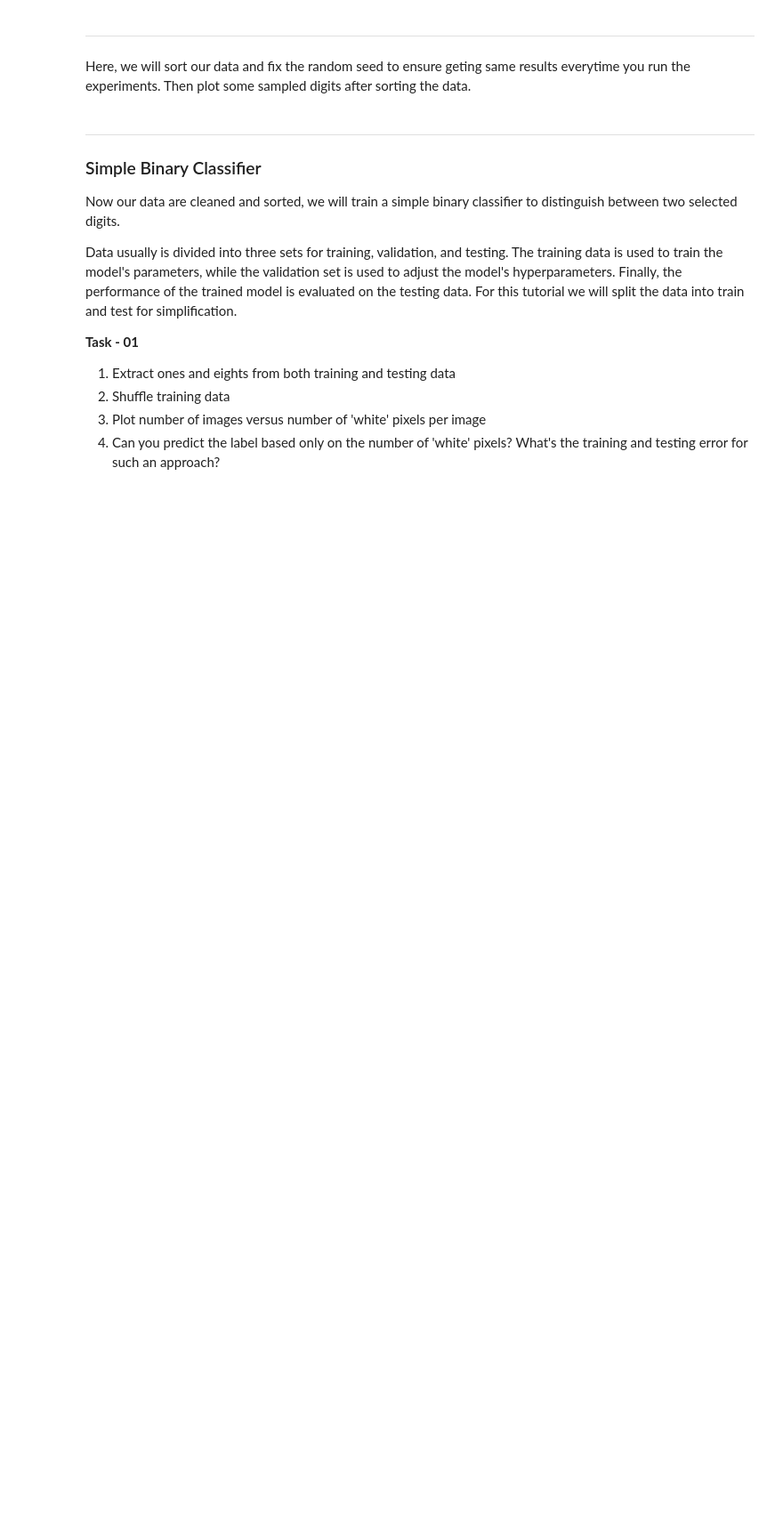
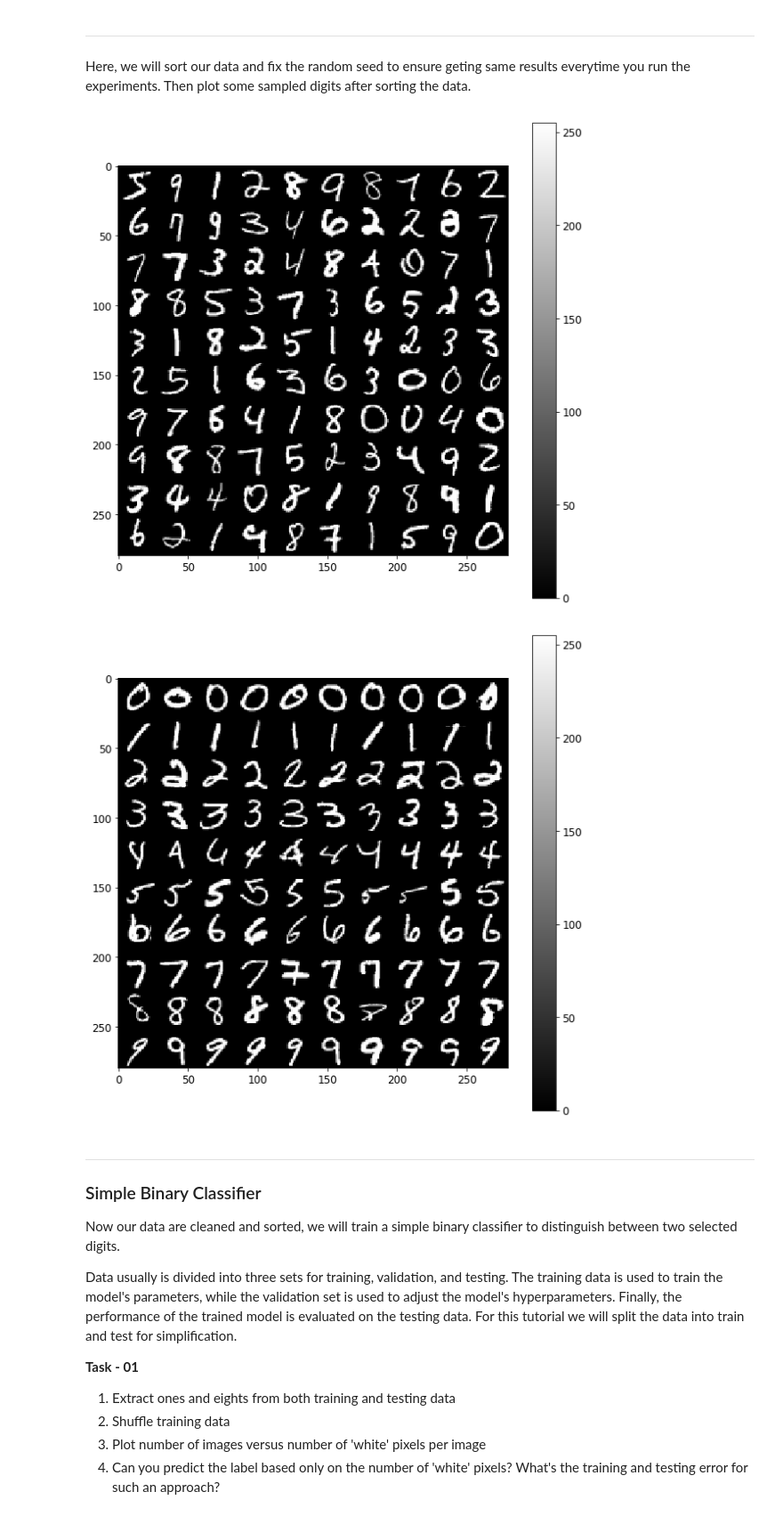
Before and after one commit to kentheo/mli-tutorials, a Jupyter notebook: MLI-Tutorial-1.ipynb, the cells around one changed output. Shown: that part at 89% size. Cells and saved outputs as stored; diff of their text form; code cells hidden in the pictures; blank space fills up the shorter version.

```diff
--- a/MLI-Tutorial-1.ipynb
+++ b/MLI-Tutorial-1.ipynb
@@ -63,23 +77,31 @@ Here, we will sort our data and fix the random seed to ensure geting same result
 # %%
 # we will sort our data and fix the random generator seed to get similar results from different runs
 np.random.seed(42)
 
 # sort dataset
 def sort_data(data, labels):
-        sorted_idxs = np.array(sorted([(target, i) for i, target in enumerate(labels)]))[:, 1]
-        return data[sorted_idxs], labels[sorted_idxs]
+    sorted_idxs = np.array(sorted([(target, i) for i, target in enumerate(labels)]))[:, 1]
+    return data[sorted_idxs], labels[sorted_idxs]
 
 ############################################################################
 # Q: use the previous function to sort both traininf and testing data
 ############################################################################
-pass
+sorted_train_data, sorted_train_labels = sort_data(train_data, train_labels)
+sorted_test_data, sorted_test_labels = sort_data(test_data, test_labels)
 ############################################################################
 
 # plot sampled images from sorted data
 # here it samples 20 samples of [0,1], 30 samples of [2,3,4], and 50 samples of [5,6,7,8,9] - 10 samples for each digit
 example_images = np.r_[train_data[:12000:600], train_data[13000:30600:600], train_data[30600:60000:590]]
 plot_digits(example_images)
+
+# Plot sorted data
+sorted_train_images = np.r_[sorted_train_data[:12000:600], sorted_train_data[13000:30600:600], sorted_train_data[30600:60000:590]]
+plot_digits(sorted_train_images)
 plt.show()
+# %% [output]
+[figure, added]
+[figure, added]
 # %% [markdown]
 ---
 ### Simple Binary Classifier
```
Also changed, not shown: parts of 14 cells of this notebook, 7 other files.
